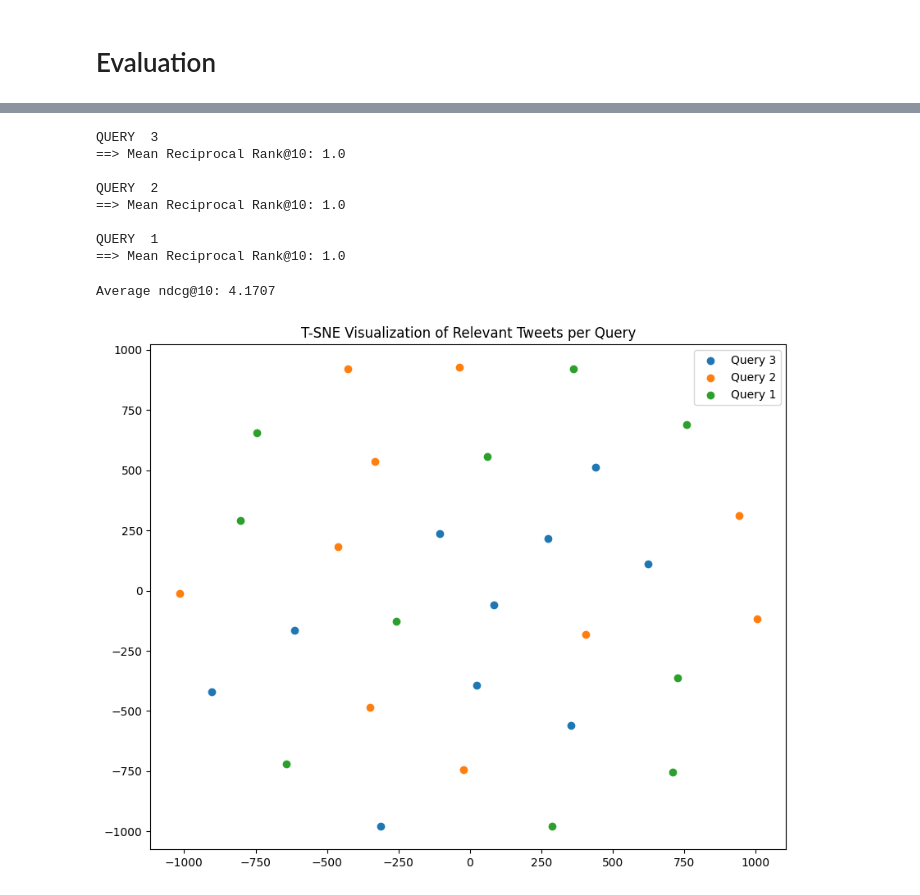
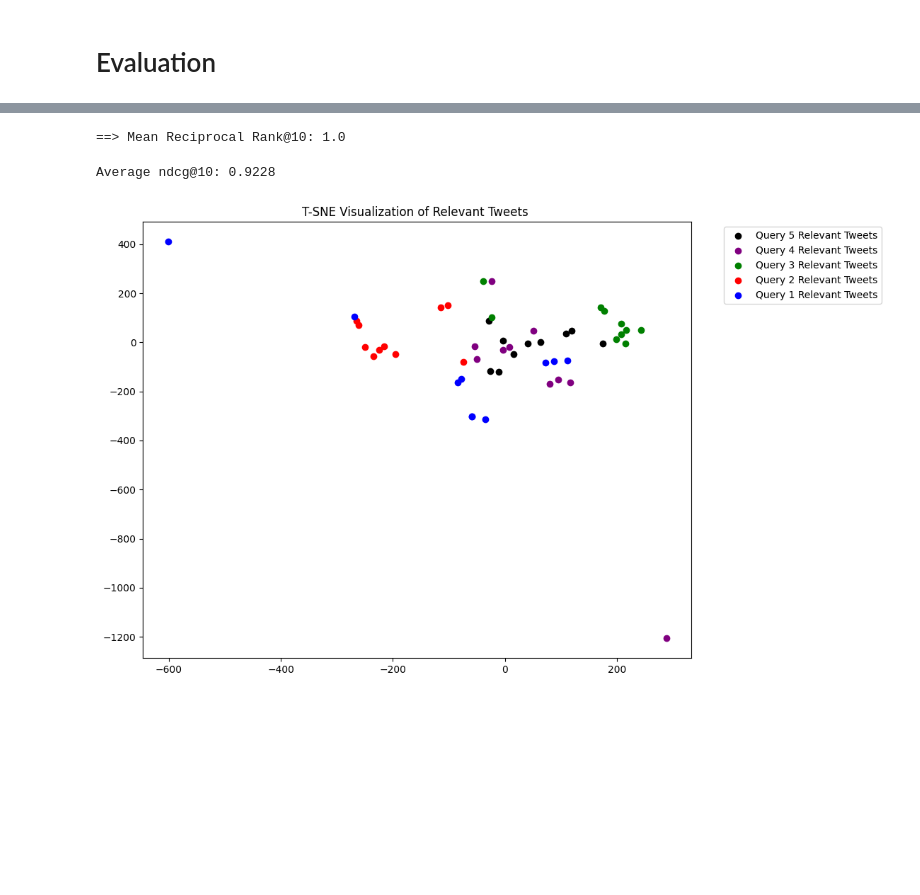
Before and after one commit to AleydisGalindo/RIAW-G_101_4, a Jupyter notebook: PART 2/Part2.ipynb, the cells around one changed output, grey strips where cells are left out. Cells and saved outputs as stored; diff of their text form; code cells hidden in the pictures; blank space fills up the shorter version.

```diff
--- a/PART 2/Part2.ipynb
+++ b/PART 2/Part2.ipynb
@@ -417,20 +422,10 @@ def rr_at_k(doc_score, y_score, k=10):
         return 0
     return 1 / (np.argmax(doc_score == 1) + 1)  # hint: to get the position of the first relevant document use "np.argmax"
 
-for q in search_results['query_id'].unique():
-    current_query = q
-    current_query_res = search_results[search_results["query_id"] == current_query]
-    print("QUERY ", current_query)
-    print("==> Mean Reciprocal Rank@{}: {}\n".format(k, np.round(rr_at_k(np.array(current_query_res['label']), np.array(current_query_res['predicted_relevance']), k),4)))
+current_query_res = search_results[search_results["query_id"] == current_query]
+print("==> Mean Reciprocal Rank@{}: {}\n".format(k, np.round(rr_at_k(np.array(current_query_res['label']), np.array(current_query_res['predicted_relevance']), k),4)))
 # %% [output]
-QUERY  3
 ==> Mean Reciprocal Rank@10: 1.0
-
-QUERY  2
-==> Mean Reciprocal Rank@10: 1.0
-
-QUERY  1
-==> Mean Reciprocal Rank@10: 1.0
 # %%
 ## Normalized Discounted Cumulative Gain (NDCG)
 def dcg_at_k(doc_score, y_score, k=10):
@@ -441,10 +436,14 @@ def dcg_at_k(doc_score, y_score, k=10):
     return np.sum(gain / discounts)  #return dcg@k
 
 def ndcg_at_k(doc_score, y_score, k=10):
-    dcg_max = dcg_at_k(doc_score, doc_score, k) # Ideal dcg
+    dcg = dcg_at_k(doc_score, y_score, k)  # Calculate the actual DCG
+    dcg_max = dcg_at_k(doc_score, doc_score, k)  # Calculate the ideal DCG (DCG_max)
+
     if not dcg_max:
-        return 0
-    return np.round(dcg_at_k(doc_score, y_score, k), 4) # return ndcg@k
+        return 0  # Avoid division by zero
+
+    ndcg = dcg / dcg_max  # Normalize the DCG by dividing by the ideal DCG
+    return np.round(ndcg, 4)  # Return the NDCG score
 
 ndcgs = []
 for q in search_results['query_id'].unique(): # loop over all query ids
@@ -454,4 +453,4 @@ for q in search_results['query_id'].unique(): # loop over all query ids
 
 print("Average ndcg@{}: {}".format(k, np.round(sum(ndcgs) / len(ndcgs), 4)))
 # %% [output]
-Average ndcg@10: 4.1707
+Average ndcg@10: 0.9228
@@ -518,28 +490,37 @@ Average ndcg@10: 4.1707
 # %%
-from sklearn.feature_extraction.text import TfidfVectorizer
-from sklearn.manifold import TSNE
-import matplotlib.pyplot as plt
-import pandas as pd
-
-# Extract relevant tweets for each query
-relevant_tweets = search_results[search_results['label'] == 1]
+all_relevant_t = []
+for element in all_relevant_tweets:
+    all_relevant_t.append(', '.join(element).replace(",", ""))
 
 # TF-IDF Vectorization
 tfidf_vectorizer = TfidfVectorizer(max_features=5000)
-tfidf_matrix = tfidf_vectorizer.fit_transform(relevant_tweets['doc'])
+tfidf_matrix = tfidf_vectorizer.fit_transform(all_relevant_t)
 
 # T-SNE for dimensionality reduction
 tsne = TSNE(n_components=2, random_state=42, perplexity=2)
 tsne_result = tsne.fit_transform(tfidf_matrix.toarray())
 
+tsne_result_query = {}
+length = len(relevant_tweets[search_results['query_id'].unique()[0]])
+
+for query_id in search_results['query_id'].unique():
+    if query_id == search_results['query_id'].unique()[0]:
+        tsne_result_query[query_id] = tsne_result[:length]
+    elif query_id == search_results['query_id'].unique()[-1]:
+        tsne_result_query[query_id] = tsne_result[length:]
+    else:
+        tsne_result_query[query_id] = tsne_result[length:length + len(relevant_tweets[query_id])]
+        length += len(relevant_tweets[query_id])
+
 # Visualization with different colors for each query
+colors = ['blue', 'red', 'green', 'purple', 'black']
 plt.figure(figsize=(10, 8))
-for query_id in relevant_tweets['query_id'].unique():
-    query_mask = relevant_tweets['query_id'] == query_id
-    plt.scatter(tsne_result[query_mask, 0], tsne_result[query_mask, 1], label=f'Query {query_id}')
+for query_id in search_results['query_id'].unique():
+    plt.scatter(tsne_result_query[query_id][:, 0], tsne_result_query[query_id][:, 1], marker='o', color=colors[query_id-1], label='Query {} Relevant Tweets'.format(query_id))
 
-plt.title('T-SNE Visualization of Relevant Tweets per Query')
-plt.legend()
+
+plt.title('T-SNE Visualization of Relevant Tweets ')
+plt.legend(bbox_to_anchor=(1.05, 1.0), loc='upper left')
 plt.show()
 # %% [output]
-[figure, old version]
+[figure, new version]
```
Also changed, not shown: parts of 22 cells of this notebook, 3 other files.
